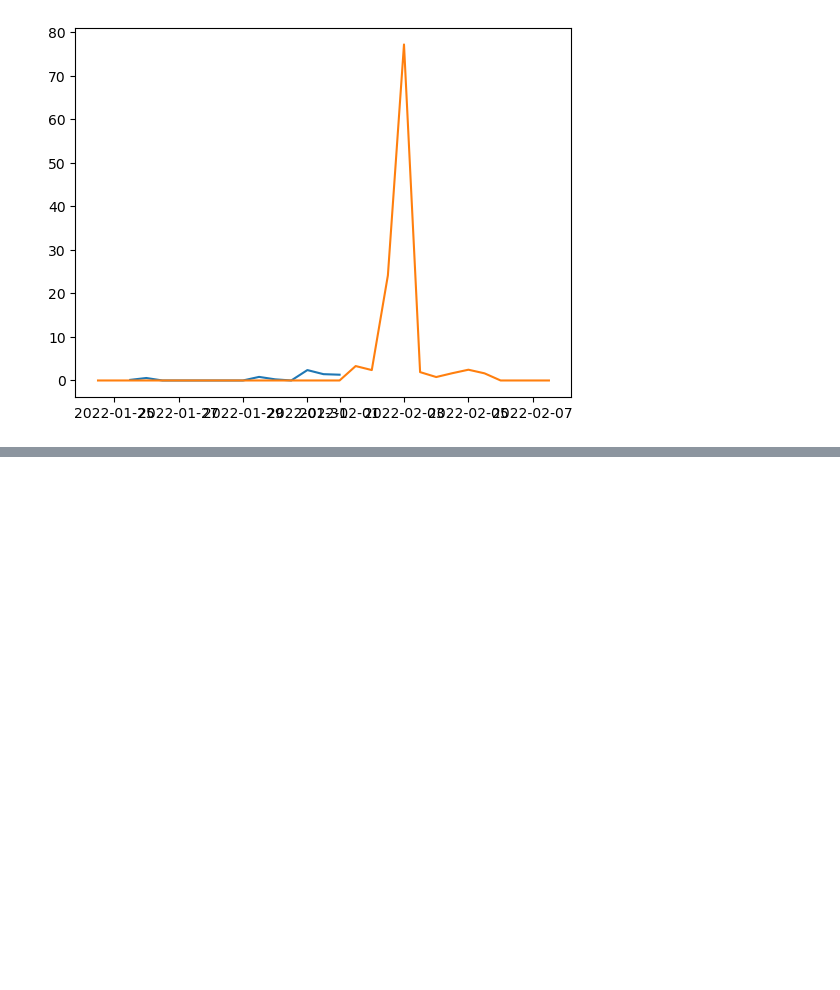
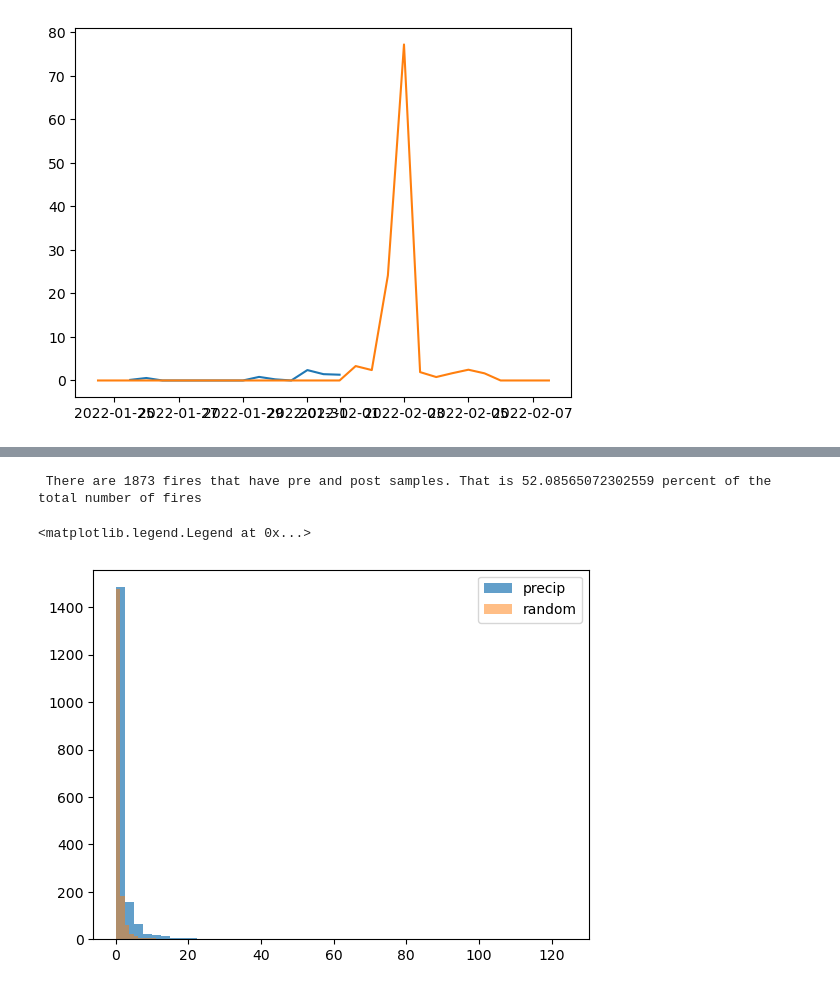
Before and after one commit to mccabete/precip, a Jupyter notebook: jim_figure_and_exp_plots.ipynb, the cells around one changed output, grey strips where cells are left out. Drawn from its saved outputs; the diff is of its cells as text; code cells hidden in the pictures; blank space fills up the shorter version.

```diff
--- a/jim_figure_and_exp_plots.ipynb
+++ b/jim_figure_and_exp_plots.ipynb
@@ -142,14 +140,15 @@ plt.plot(tmp2.t, tmp2.precipitation)
 # %%
 ### Jim's sampling scheme (rain before and after event)
 
-thresh = 7
+thresh = 1
 
 fires.loc[:, f"precip_over_{str(thresh)}"] = fires.precipitation >= thresh
 # Odd: fine, no need to go back 24 hours pd.Timedelta(hours = 36) % pd.Timedelta(hours = 12)
 # even: bad. need to go back 24 hours pd.Timedelta(hours = 48) % pd.Timedelta(hours = 12)
 # zero: bad. no data to sample in that time period. Fail quietly?
-def sample_pre_post_precip(df2, thresh = thresh, min_number = 0.001):
+def sample_pre_post_precip(df2, thresh = thresh, min_number = 1):
     UfireID = df2.name
+    #print(UfireID)
     #print(df.columns)
     #print(df.index)
     #df = df.reset_index()
@@ -193,10 +192,10 @@ def sample_pre_post_precip(df2, thresh = thresh, min_number = 0.001):
     for start, end in zip(start_indices, end_indices):
         if (start == end):
             continue
-        print(start)
-        print(end)
+        #print(start)
+        #print(end)
         lenght_rain = end - start
-        print(lenght_rain)
+        #print(lenght_rain)
         is_even_number_of_periods = ((lenght_rain.total_seconds() / pd.Timedelta(hours = 12).total_seconds()) % 2) == 0
 
         if (is_even_number_of_periods):
@@ -228,17 +227,20 @@ def sample_pre_post_precip(df2, thresh = thresh, min_number = 0.001):
 
         ### sample from fire randomly
         t_rand_st = df[((df.t >= (df.t.min() + window_size))) & (df.t <= (df.t.max() - (window_size + (lenght_rain - pd.Timedelta(hours = 12))) ) )].t.sample()## Give me a random-ish t, that has enough data before or after it to sample.
+        # print(t_rand_st)
+        # print(type(t_rand_st))
         t_rand_st = t_rand_st.iloc[0]
         t_rand_end = t_rand_st + (lenght_rain - pd.Timedelta(hours = 12)) ## match length of period with rain ## Does this force the end to be the same as the start if len rain == 1 and window = 1?
-        t_rand_end = t_rand_end.iloc[0]
-        print(type(t_rand_st))
-        print(print(t_rand_end))
+        # print(type(t_rand_end))
+        # print(t_rand_end)
+        # #t_rand_end = t_rand_end.iloc[0]
+
 
         rand_period = df[(df.t >= t_rand_st) & (df.t <= t_rand_end)]
         period_before_rand = df[(df.t >= (t_rand_st - window_size) ) & (df.t < t_rand_st)]
         period_after_rand = df[(df.t > t_rand_end) & (df.t <= (t_rand_end + window_size))]
 
-        if((period_before_rand.t.min() == period_before.t.min()) & (period_after_rand.t.min() == period_after.t.min())):
+        if((period_before_rand.t.min() == period_before.t.min()) & (period_after_rand.t.min() == period_after.t.min())): ## Is this right?
             is_rand_period_identical_to_sample_period = True
         else:
             is_rand_period_identical_to_sample_period = False
@@ -268,8 +270,8 @@ def sample_pre_post_precip(df2, thresh = thresh, min_number = 0.001):
             'is_rand_period_identical_to_sample_period': is_rand_period_identical_to_sample_period,
             'rand_before_sample_fire_area': period_before_rand.area_growth_at_t_km2.sum() + min_number,
             'rand_after_sample_fire_area': period_after_rand.area_growth_at_t_km2.sum() + min_number,
-            'rand_ratio': (period_before.area_growth_at_t_km2.sum() + min_number) / (period_after.area_growth_at_t_km2.sum() + min_number),
-            'rand_precip_sum': df[(df.t >= t_rand_start) &  (df.t <= t_rand_end)].precipitation.sum()
+            'rand_ratio': (period_before_rand.area_growth_at_t_km2.sum() + min_number) / (period_after_rand.area_growth_at_t_km2.sum() + min_number),
+            'rand_precip_sum': df[(df.t >= t_rand_st) &  (df.t <= t_rand_end)].precipitation.sum()
 
         })
 
@@ -292,0 +287,13 @@ AttributeError: 'Timestamp' object has no attribute 'iloc'
+# %%
+# Summary stats on test
+no_precip = test[test.no_precip == False]
+
+print(f" There are {test[test.no_precip == False].UfireID.nunique()} fires that have pre and post samples. That is {((test[test.no_precip == False].UfireID.nunique())/(test.UfireID.nunique())) * 100} percent of the total number of fires")
+
+plt.hist(test.ratio, bins = 50, label = "precip", alpha = 0.7)
+plt.hist(test.rand_ratio,bins = 50,  label = "random", alpha = 0.5)
+plt.legend()
+# %% [output]
+ There are 1873 fires that have pre and post samples. That is 52.08565072302559 percent of the total number of fires
+<matplotlib.legend.Legend at 0x...>
+[figure, added]
```
Also changed, not shown: parts of 10 cells of this notebook, 2 other files.
